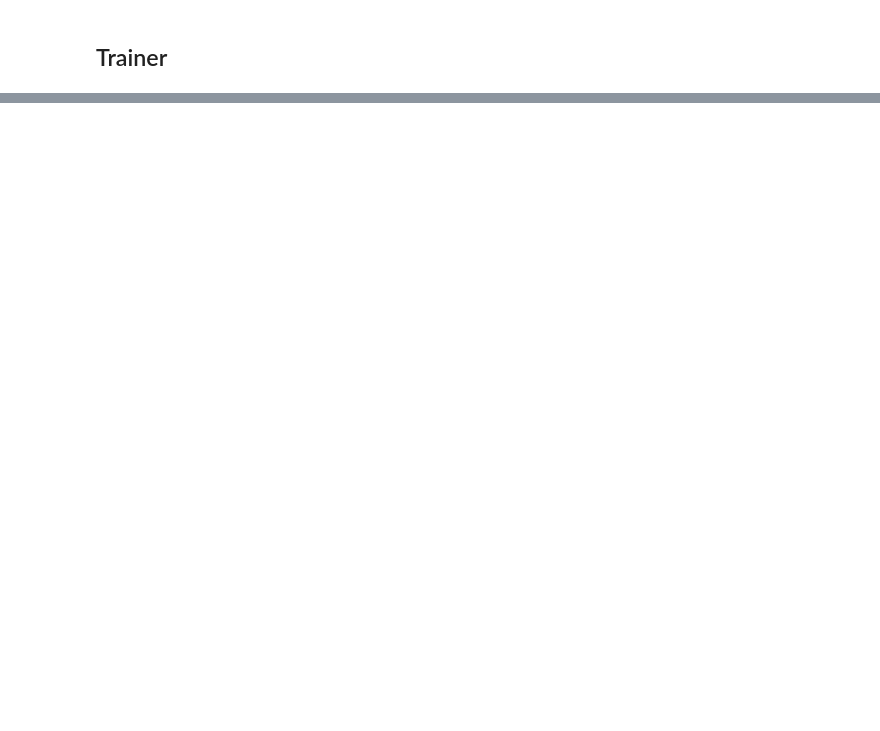
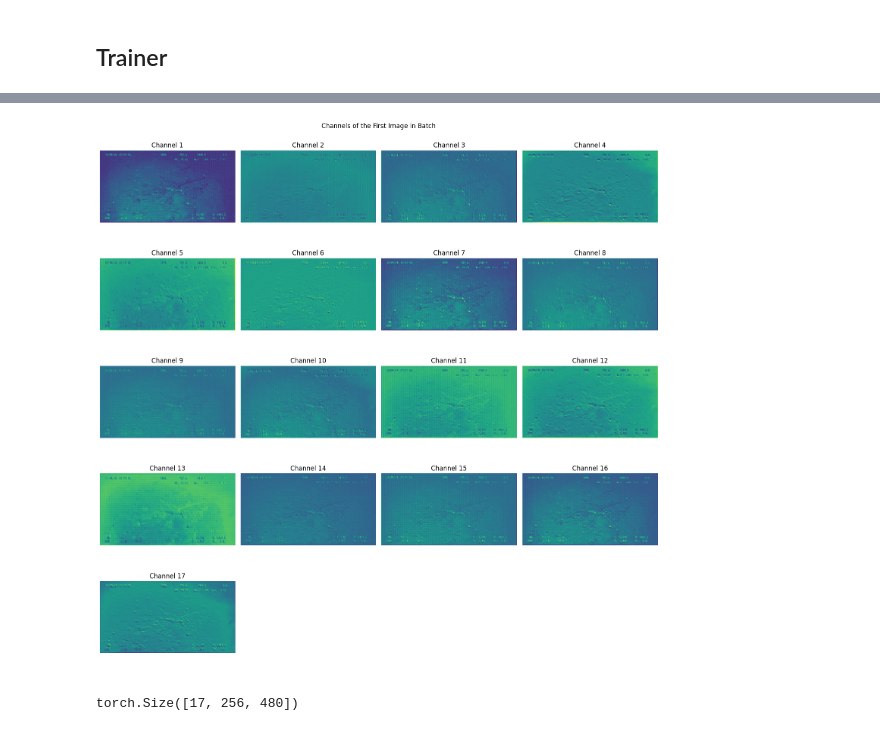
Before and after one commit to Micz26/Trash-Can-Segmentation, a Jupyter notebook: notebooks/playground.ipynb, the cells around one changed output, grey strips where cells are left out. Saved outputs shown, nothing was run; the diff lists cells and outputs as text; code cells hidden in the pictures; blank space fills up the shorter version.

```diff
--- a/notebooks/playground.ipynb
+++ b/notebooks/playground.ipynb
@@ -179,0 +209,31 @@ Error:
+# %%
+im = batch_res[0]
+
+im_np = im.detach().cpu().numpy()
+
+n_channels = im_np.shape[0]
+n_cols = 4
+n_rows = (n_channels + n_cols - 1) // n_cols
+
+fig, axes = plt.subplots(n_rows, n_cols, figsize=(15, 15))
+fig.suptitle("Channels of the First Image in Batch")
+
+for i in range(n_channels):
+    row, col = divmod(i, n_cols)
+    ax = axes[row, col]
+    ax.imshow(im_np[i], cmap="viridis")
+    ax.set_title(f"Channel {i+1}")
+    ax.axis("off")
+
+for j in range(i + 1, n_rows * n_cols):
+    row, col = divmod(j, n_cols)
+    axes[row, col].axis("off")
+
+plt.tight_layout()
+plt.show()
+# %% [output]
+[figure, added]
+# %%
+im.shape
+# %% [output]
+torch.Size([17, 256, 480])
```
Also changed, not shown: parts of 11 cells of this notebook, 6 other files.
